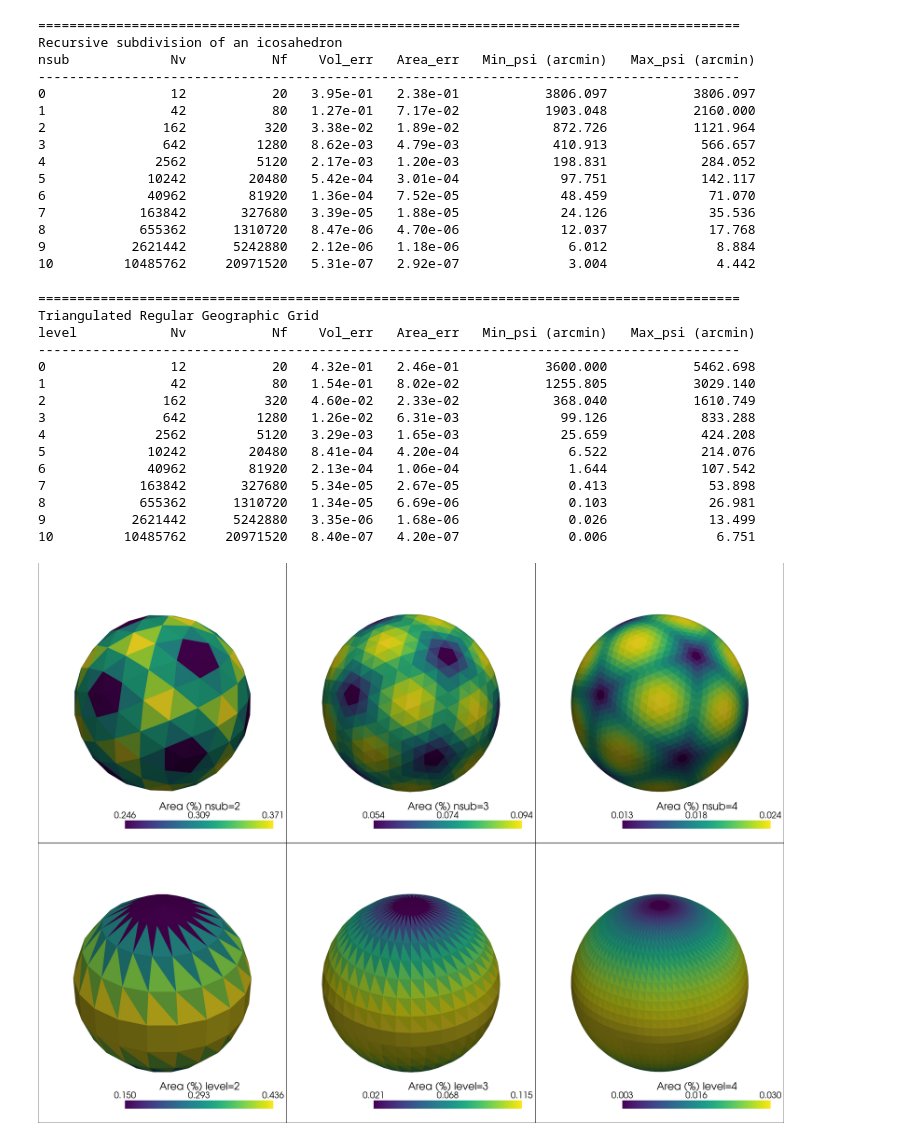
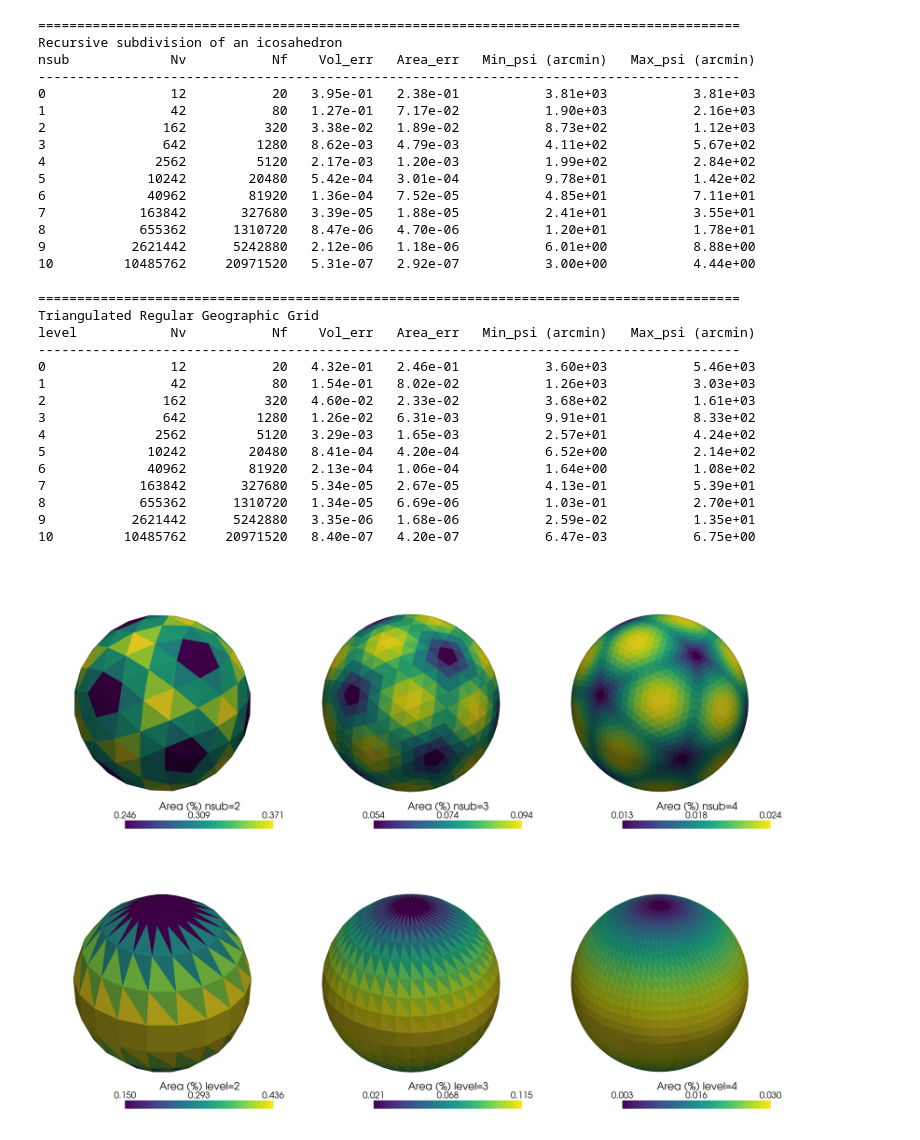
Before and after one commit to LeyuanWu/VecWerSch, a Jupyter notebook: ex_Sphere_Polyhedron.ipynb, the cells around one changed output. Cells and saved outputs as stored; diff of their text form; code cells hidden in the pictures.

```diff
--- a/ex_Sphere_Polyhedron.ipynb
+++ b/ex_Sphere_Polyhedron.ipynb
@@ -49,23 +49,23 @@ for nsub in NSUBs:
     max_psi_arcmin = 60.0 * np.rad2deg(max_psi)
     print(f"{nsub:<6} {nv:>12} {nf:>12} "
           f"{vol_err:>10.2e} {area_err:>10.2e} "
-          f"{min_psi_arcmin:>18.3f} {max_psi_arcmin:>18.3f}")
+          f"{min_psi_arcmin:>18.2e} {max_psi_arcmin:>18.2e}")
 # %% [output]
 ==========================================================================================
 Recursive subdivision of an icosahedron
 nsub             Nv           Nf    Vol_err   Area_err   Min_psi (arcmin)   Max_psi (arcmin)
 ------------------------------------------------------------------------------------------
-0                12           20   3.95e-01   2.38e-01           3806.097           3806.097
-1                42           80   1.27e-01   7.17e-02           1903.048           2160.000
-2               162          320   3.38e-02   1.89e-02            872.726           1121.964
-3               642         1280   8.62e-03   4.79e-03            410.913            566.657
-4              2562         5120   2.17e-03   1.20e-03            198.831            284.052
-5             10242        20480   5.42e-04   3.01e-04             97.751            142.117
-6             40962        81920   1.36e-04   7.52e-05             48.459             71.070
-7            163842       327680   3.39e-05   1.88e-05             24.126             35.536
-8            655362      1310720   8.47e-06   4.70e-06             12.037             17.768
-9           2621442      5242880   2.12e-06   1.18e-06              6.012              8.884
-10         10485762     20971520   5.31e-07   2.92e-07              3.004              4.442
+0                12           20   3.95e-01   2.38e-01           3.81e+03           3.81e+03
+1                42           80   1.27e-01   7.17e-02           1.90e+03           2.16e+03
+2               162          320   3.38e-02   1.89e-02           8.73e+02           1.12e+03
+3               642         1280   8.62e-03   4.79e-03           4.11e+02           5.67e+02
+4              2562         5120   2.17e-03   1.20e-03           1.99e+02           2.84e+02
+5             10242        20480   5.42e-04   3.01e-04           9.78e+01           1.42e+02
+6             40962        81920   1.36e-04   7.52e-05           4.85e+01           7.11e+01
+7            163842       327680   3.39e-05   1.88e-05           2.41e+01           3.55e+01
+8            655362      1310720   8.47e-06   4.70e-06           1.20e+01           1.78e+01
+9           2621442      5242880   2.12e-06   1.18e-06           6.01e+00           8.88e+00
+10         10485762     20971520   5.31e-07   2.92e-07           3.00e+00           4.44e+00
 # %%
 # # ! Triangulated regular geographic grid
 # ------------------------------------------------------------------
@@ -94,55 +94,55 @@ for i, nsub in enumerate(NSUBs):
     max_psi_arcmin = 60.0 * np.rad2deg(max_psi)
     print(f"{nsub:<6} {nv:>12} {nf:>12} "
           f"{vol_err:>10.2e} {area_err:>10.2e} "
-          f"{min_psi_arcmin:>18.3f} {max_psi_arcmin:>18.3f}")
+          f"{min_psi_arcmin:>18.2e} {max_psi_arcmin:>18.2e}")
 # %% [output]
 ==========================================================================================
 Triangulated Regular Geographic Grid
 level            Nv           Nf    Vol_err   Area_err   Min_psi (arcmin)   Max_psi (arcmin)
 ------------------------------------------------------------------------------------------
-0                12           20   4.32e-01   2.46e-01           3600.000           5462.698
-1                42           80   1.54e-01   8.02e-02           1255.805           3029.140
-2               162          320   4.60e-02   2.33e-02            368.040           1610.749
-3               642         1280   1.26e-02   6.31e-03             99.126            833.288
-4              2562         5120   3.29e-03   1.65e-03             25.659            424.208
-5             10242        20480   8.41e-04   4.20e-04              6.522            214.076
-6             40962        81920   2.13e-04   1.06e-04              1.644            107.542
-7            163842       327680   5.34e-05   2.67e-05              0.413             53.898
-8            655362      1310720   1.34e-05   6.69e-06              0.103             26.981
-9           2621442      5242880   3.35e-06   1.68e-06              0.026             13.499
-10         10485762     20971520   8.40e-07   4.20e-07              0.006              6.751
+0                12           20   4.32e-01   2.46e-01           3.60e+03           5.46e+03
+1                42           80   1.54e-01   8.02e-02           1.26e+03           3.03e+03
+2               162          320   4.60e-02   2.33e-02           3.68e+02           1.61e+03
+3               642         1280   1.26e-02   6.31e-03           9.91e+01           8.33e+02
+4              2562         5120   3.29e-03   1.65e-03           2.57e+01           4.24e+02
+5             10242        20480   8.41e-04   4.20e-04           6.52e+00           2.14e+02
+6             40962        81920   2.13e-04   1.06e-04           1.64e+00           1.08e+02
+7            163842       327680   5.34e-05   2.67e-05           4.13e-01           5.39e+01
+8            655362      1310720   1.34e-05   6.69e-06           1.03e-01           2.70e+01
+9           2621442      5242880   3.35e-06   1.68e-06           2.59e-02           1.35e+01
+10         10485762     20971520   8.40e-07   4.20e-07           6.47e-03           6.75e+00
 # %%
 # # ! Plot
-pl = pv.Plotter(shape=(2, 3), image_scale=3)
+pl = pv.Plotter(shape=(2, 3), border=False, image_scale=3)
 pickNs = [2, 3, 4]
 # Top row: Icosphere
 for col, nsub in enumerate(pickNs):
     mesh = pv.Icosphere(radius=1.0, nsub=nsub)
     mesh = mesh.compute_cell_sizes()
     areas = mesh['Area']
     mesh[f'Area (%) nsub={nsub}'] = 100 * areas / areas.sum()
     pl.subplot(0, col)
     pl.add_mesh(mesh, scalars=f'Area (%) nsub={nsub}', cmap='viridis',
                 scalar_bar_args=dict(title_font_size=14, label_font_size=12,
                                      n_labels=3, position_y=0.05, fmt='%.3f'))
     pl.camera.zoom(1.25)
 # Bottom row: Geographic grid
 for col, nsub in enumerate(pickNs):
     mesh = pv.Sphere(radius=1.0,
                      theta_resolution=Lon_Res[nsub],
                      phi_resolution=Lat_Res[nsub])
     mesh = mesh.compute_cell_sizes()
     areas = mesh['Area']
     mesh[f'Area (%) level={nsub}'] = 100 * areas / areas.sum()
     pl.subplot(1, col)
     pl.add_mesh(mesh, scalars=f'Area (%) level={nsub}', cmap='viridis',
                 scalar_bar_args=dict(title_font_size=14, label_font_size=12,
                                      n_labels=3, position_y=0.05, fmt='%.3f'))
     pl.camera.zoom(1.25)
 pl.show()
 # pl.screenshot("icosphere_geosphere.png");
 # %% [output]
-[figure, old version]
+[figure, new version]
 # %%
 # # ! End time
 print("="*80)
```
Also changed, not shown: parts of 2 cells of this notebook, 3 other files.
